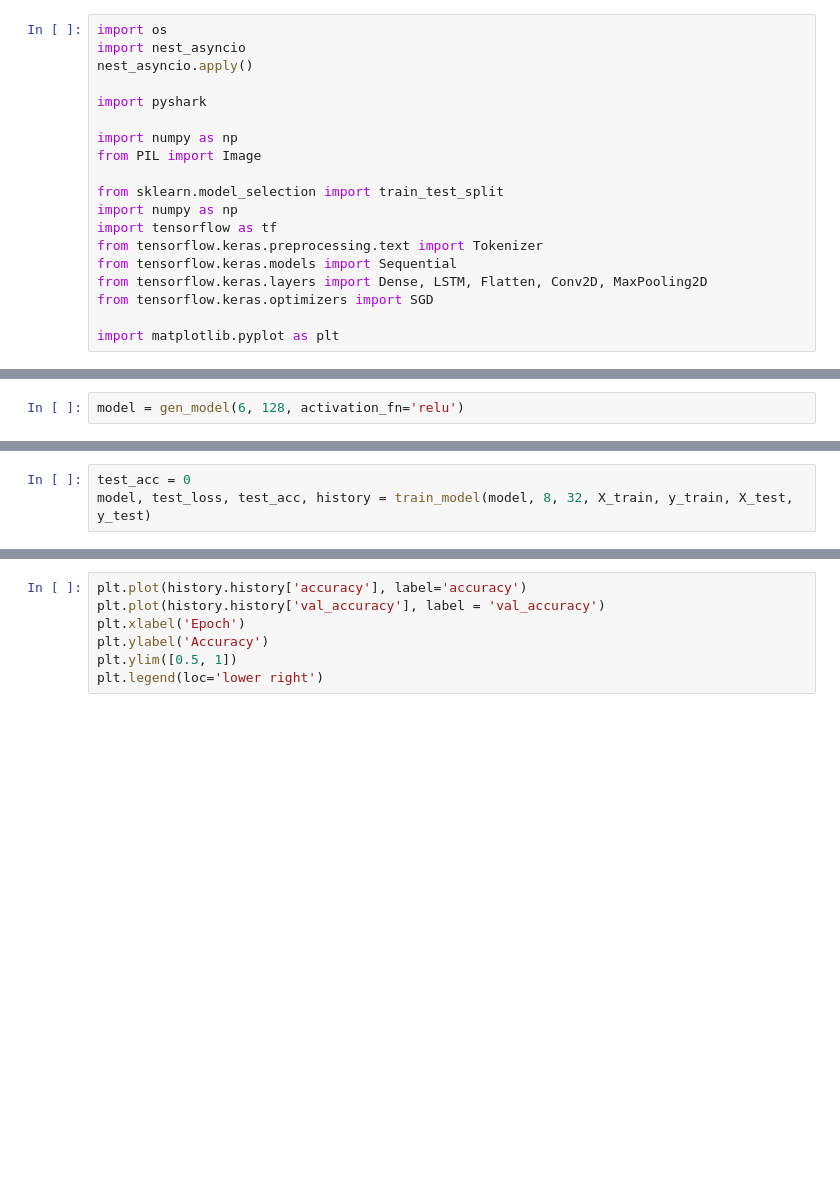
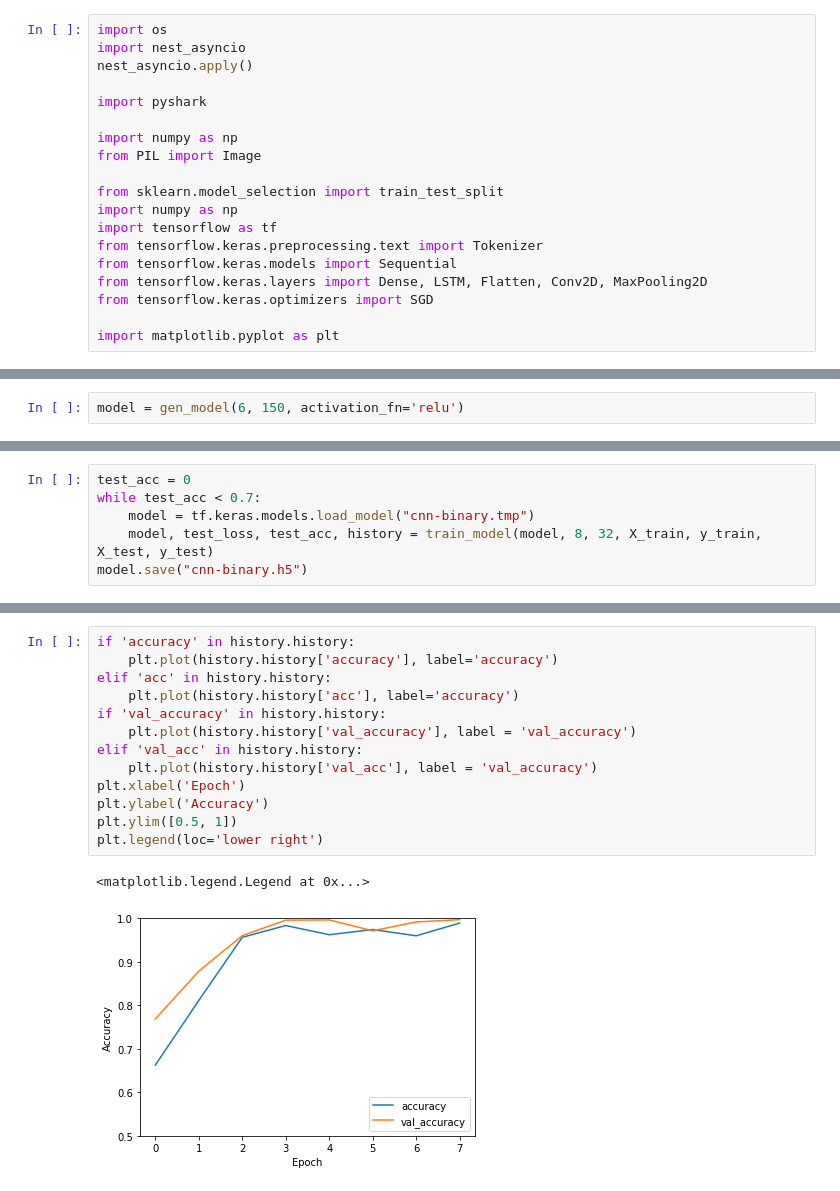
Before and after one commit to cedricfarinazzo/fic-ai-network-firewall, a Jupyter notebook: ethernet_frame_classification/Keras-cnn-binary.ipynb, the cells around one changed output, grey strips where cells are left out. Saved outputs shown, nothing was run; the diff lists cells and outputs as text; blank space fills up the shorter version.

Commit message:
cnn-binary: add model

```diff
--- a/ethernet_frame_classification/Keras-cnn-binary.ipynb
+++ b/ethernet_frame_classification/Keras-cnn-binary.ipynb
@@ -159,3 +159,3 @@ time: 7.53 ms (started: 2021-07-31 16:01:26 +00:00)
 # %%
-model = gen_model(6, 128, activation_fn='relu')
+model = gen_model(6, 150, activation_fn='relu')
 # %% [output]
@@ -201,4 +216,7 @@ time: 1.25 ms (started: 2021-07-31 16:01:26 +00:00)
 # %%
 test_acc = 0
-model, test_loss, test_acc, history = train_model(model, 8, 32, X_train, y_train, X_test, y_test)
+while test_acc < 0.7:
+    model = tf.keras.models.load_model("cnn-binary.tmp")
+    model, test_loss, test_acc, history = train_model(model, 8, 32, X_train, y_train, X_test, y_test)
+model.save("cnn-binary.h5")
 # %% [output]
@@ -229,7 +251,16 @@ print("Accuracy: ", test_acc)
 # %%
-plt.plot(history.history['accuracy'], label='accuracy')
-plt.plot(history.history['val_accuracy'], label = 'val_accuracy')
+if 'accuracy' in history.history:
+    plt.plot(history.history['accuracy'], label='accuracy')
+elif 'acc' in history.history:
+    plt.plot(history.history['acc'], label='accuracy')
+if 'val_accuracy' in history.history:
+    plt.plot(history.history['val_accuracy'], label = 'val_accuracy')
+elif 'val_acc' in history.history:
+    plt.plot(history.history['val_acc'], label = 'val_accuracy')
 plt.xlabel('Epoch')
 plt.ylabel('Accuracy')
 plt.ylim([0.5, 1])
 plt.legend(loc='lower right')
+# %% [output]
+<matplotlib.legend.Legend at 0x...>
+[figure, added]
```
Also changed, not shown: parts of 31 cells of this notebook, 1 other file.
